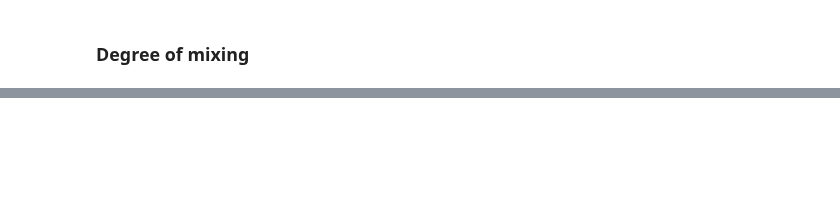
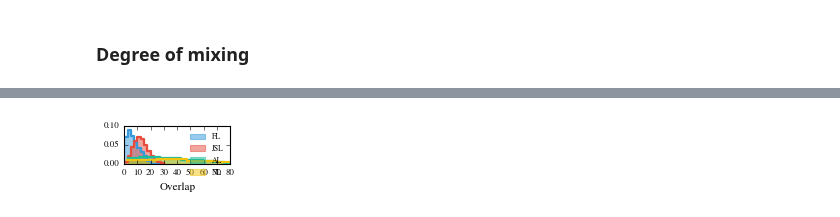
Before and after one commit to ulfaslak/recurrent_communities, a Jupyter notebook: results_real_data.ipynb, the cells around one changed output, grey strips where cells are left out. Drawn from its saved outputs; the diff is of its cells as text; code cells hidden in the pictures; blank space fills up the shorter version.

```diff
--- a/results_real_data.ipynb
+++ b/results_real_data.ipynb
@@ -840,0 +883,46 @@ layer_mixing(
+# %%
+alpha_JSL_2, beta_JSL_2, loc_JSL_2, scale_JSL_2 = sp.stats.beta.fit(overlap_JSL_2)
+alpha_FL_2, beta_FL_2, loc_FL_2, scale_FL_2 = sp.stats.beta.fit(overlap_FL_2)
+alpha_AL_2, beta_AL_2, loc_AL_2, scale_AL_2 = sp.stats.beta.fit(overlap_AL_2)
+alpha_NL_2, beta_NL_2, loc_NL_2, scale_NL_2 = sp.stats.beta.fit(overlap_NL_2)
+
+overlap_fit_samples_JSL_2 = sp.stats.beta.rvs(alpha_JSL_2, beta_JSL_2, loc_JSL_2, scale_JSL_2, size=10000)
+overlap_fit_samples_FL_2 = sp.stats.beta.rvs(alpha_FL_2, beta_FL_2, loc_FL_2, scale_FL_2, size=10000)
+overlap_fit_samples_AL_2 = sp.stats.beta.rvs(alpha_AL_2, beta_AL_2, loc_AL_2, scale_AL_2, size=10000)
+overlap_fit_samples_NL_2 = sp.stats.beta.rvs(alpha_NL_2, beta_NL_2, loc_NL_2, scale_NL_2, size=10000)
+
+plt.figure(figsize=(3.42/2, 2.4/4), frameon=False)
+
+# FL histogram
+v_FL, b_FL = np.histogram(overlap_fit_samples_FL_2, bins=np.linspace(0, 30, 13), normed=True)
+plt.step(b_FL, [v_FL[0]] + list(v_FL), where='pre', color="#3498db", lw=2)
+b_FL_step, v_FL_step = get_x_y_steps(b_FL, [v_FL[0]] + list(v_FL), where="pre")
+plt.fill_between(b_FL_step, v_FL_step, color="#3498db", alpha=0.5, label="FL")
+
+# JSL histogram
+v_JSL, b_JSL = np.histogram(overlap_fit_samples_JSL_2, bins=np.linspace(0, 30, 13), normed=True)
+plt.step(b_JSL, [v_JSL[0]] + list(v_JSL), where='pre', color="#e74c3c", lw=2)
+b_JSL_step, v_JSL_step = get_x_y_steps(b_JSL, [v_JSL[0]] + list(v_JSL), where="pre")
+plt.fill_between(b_JSL_step, v_JSL_step, color="#e74c3c", alpha=0.5, label="JSL")
+
+# AL histogram
+v_AL, b_AL = np.histogram(overlap_fit_samples_AL_2, normed=True)#, bins=np.logspace(0, np.log10(200), 15))
+plt.step(b_AL, [v_AL[0]] + list(v_AL), where='pre', color="#1abc9c", lw=2)
+b_AL_step, v_AL_step = get_x_y_steps(b_AL, [v_AL[0]] + list(v_AL), where="pre")
+plt.fill_between(b_AL_step, v_AL_step, color="#1abc9c", alpha=0.5, label="AL")
+
+# # NL histogram
+v_NL, b_NL = np.histogram(overlap_fit_samples_NL_2, normed=True)
+plt.step(b_NL, [v_NL[0]] + list(v_NL), where='pre', color="#f1c40f", lw=2)
+b_NL_step, v_NL_step = get_x_y_steps(b_NL, [v_NL[0]] + list(v_NL), where="pre")
+plt.fill_between(b_NL_step, v_NL_step, color="#f1c40f", alpha=0.5, label="NL")
+
+plt.yticks([0, 0.05, 0.1])
+plt.xlabel("overlap".capitalize())
+plt.xlim(0, 80)
+
+plt.legend(frameon=False)
+plt.savefig("figures/overlap_distribution_workplace_all_distr_beta_fit_wide.pdf")
+plt.show()
+# %% [output]
+[figure, added]
```
Also changed, not shown: parts of 44 cells of this notebook, 11 other files.
